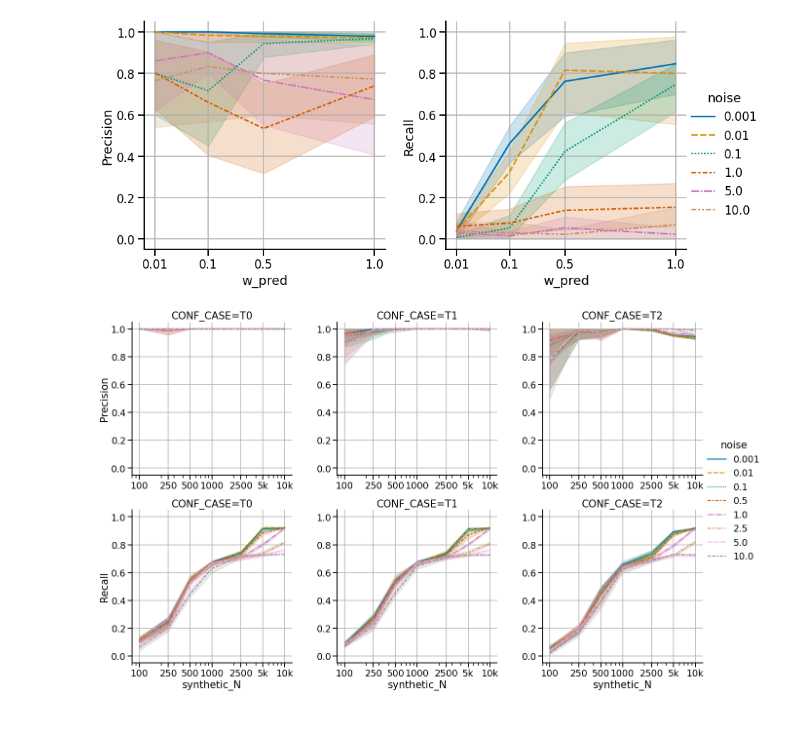
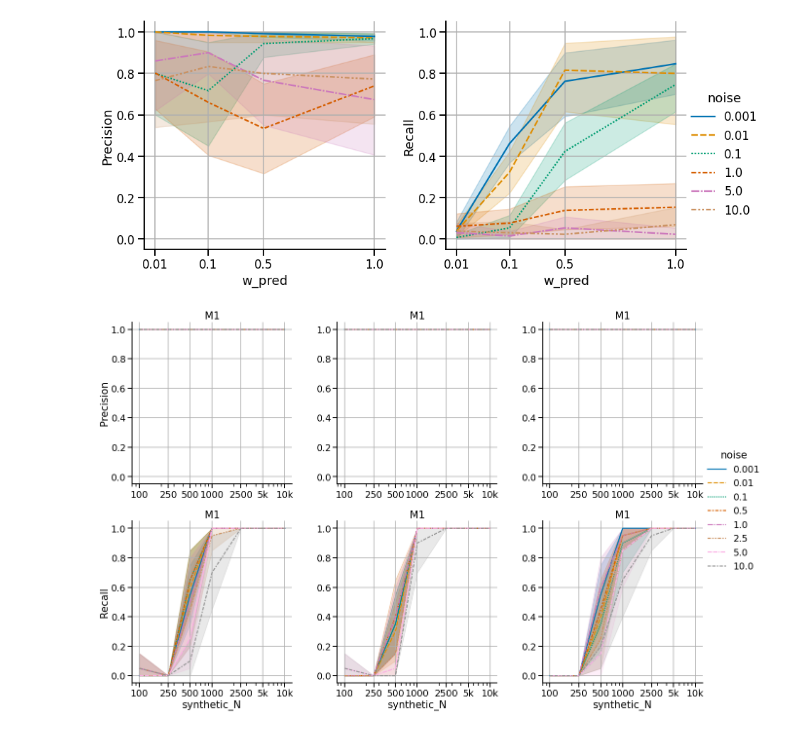
Before and after one commit to predict-idlab/causalteshap, a Jupyter notebook: Causalteshap_playground.ipynb, the cells around one changed output. Cells and saved outputs as stored; diff of their text form; code cells hidden in the pictures.

```diff
--- a/Causalteshap_playground.ipynb
+++ b/Causalteshap_playground.ipynb
@@ -844,0 +944,8 @@ else:
+# %%
+plot_synthetic_df["Precision"] = plot_synthetic_df["Precision"].astype(np.float32)
+plot_synthetic_df["synthetic_N"] = plot_synthetic_df["synthetic_N"].astype(np.int32)
+plot_synthetic_df["random_seed"] = plot_synthetic_df["random_seed"].astype(np.int32)
+plot_synthetic_df["alpha"] = plot_synthetic_df["alpha"].astype(np.float32)
+plot_synthetic_df["noise"] = plot_synthetic_df["noise"].astype(np.float32)
+plot_synthetic_df["Recall"] = plot_synthetic_df["Recall"].astype(np.float32)
+plot_synthetic_df
@@ -858,7 +979,7 @@ else:
 # %% [markdown]
 # RELPLOT
 # %%
-semi_synthetic_bool = True
+semi_synthetic_bool = False
 process_correlation = False
 dataset_string = "NEWS" #ACIC, TWINS, NEWS, TCGA
 # %%
@@ -919,7 +1040,7 @@ plt.savefig("results/figures/semi_synthetic_all_results_"+dataset_string+"_noise
 # %% [output]
 [figure]
 # %%
-
+semi_synthetic_bool = False
 if semi_synthetic_bool:
     for class_pred in ["PRED"]:
         for alpha in [0.02]:
@@ -952,70 +1073,71 @@ if semi_synthetic_bool:
 
             g.fig.subplots_adjust(top=0.9)
 
             for axs_row in axis_all:
                 for axs in axs_row:
                     axs.set_ylim([-0.05,1.05])
 
             g.set_titles("{col_var}={col_name}")
             for row_axs, row_name in zip(g.axes, row_names):
                 row_axs[0].set_ylabel(row_name)
 
                 for rows in row_axs:
                     rows.grid()
                     rows.set_xticks(ticks=[0.01,0.25,0.5,1.0])
                     rows.set_xticklabels([0.01,0.1,0.5,1.0])
             plt.plot()
 
-            plt.savefig("results/figures/semi_synthetic_all_results_"+dataset_string+".jpg", bbox_inches="tight")
-            plt.savefig("results/figures/semi_synthetic_all_results_"+dataset_string+".pdf", bbox_inches="tight")
-            plt.savefig("results/figures/semi_synthetic_all_results_"+dataset_string+".png", bbox_inches="tight")
-
+            # plt.savefig("results/figures/semi_synthetic_all_results_"+dataset_string+".jpg", bbox_inches="tight")
+            # plt.savefig("results/figures/semi_synthetic_all_results_"+dataset_string+".pdf", bbox_inches="tight")
+            # plt.savefig("results/figures/semi_synthetic_all_results_"+dataset_string+".png", bbox_inches="tight")
 
 else:
 
     for alpha in [0.02]:
-        sns.set_context("talk", font_scale=1.15)
-        row_order = ["Precision", "Recall"]
-        row_names = ["Precision", "Recall"]
+        for exp_case in plot_synthetic_df.True_CASE.unique():
+            if exp_case != 'M4':
+                sns.set_context("talk", font_scale=1.15)
+                row_order = ["Precision", "Recall"]
+                row_names = ["Precision", "Recall"]
 
-        g = sns.relplot(
-            data=plot_synthetic_df[(plot_synthetic_df.alpha==alpha)&(plot_synthetic_df.Class=="PRED")].melt(
-                id_vars=["synthetic_N","CONF_CASE","noise"]
-            ),
-            kind="line",
-            hue="noise",
-            style="noise",
-            x="synthetic_N",
-            y="value",
-            col="CONF_CASE",
-            row="variable",
-            palette="colorblind",
-            row_order=row_order,
-            facet_kws={"sharey": False,"sharex":False},
-            height=6,
-        )
+                g = sns.relplot(
+                    data=plot_synthetic_df[(plot_synthetic_df.alpha==np.float32(alpha))&(plot_synthetic_df.Class=="PRED")&(plot_synthetic_df.True_CASE==exp_case)].melt(
+                        id_vars=["synthetic_N","CONF_CASE","noise"]
+                    ),
+                    kind="line",
+                    hue="noise",
+                    style="noise",
+                    x="synthetic_N",
+                    y="value",
+                    col="CONF_CASE",
+                    row="variable",
+                    palette="colorblind",
+                    row_order=row_order,
+                    facet_kws={"sharey": False,"sharex":False},
+                    height=6,
+                )
 
-        axis_all = g.axes
+                axis_all = g.axes
 
-        for axs_row in axis_all:
-            for axs in axs_row:
-                axs.set_ylim([-0.05,1.05])
+                for axs_row in axis_all:
+                    for axs in axs_row:
+                        axs.set_ylim([-0.05,1.05])
 
-        g.set_titles("{col_var}={col_name}")
+                g.set_titles("{col_var}={col_name}")
 
-        g.fig.subplots_adjust(top=0.9)
+                g.set(title=exp_case)
 
-        for row_axs, row_name in zip(g.axes, row_names):
-            row_axs[0].set_ylabel(row_name)
+                for row_axs, row_name in zip(g.axes, row_names):
+                    row_axs[0].set_ylabel(row_name)
 
-            for rows in row_axs:
-                rows.grid()
-                rows.set_xscale("log")
-                rows.set_xticks(ticks=[100,250,500,1000,2500,5000,10000])
-                rows.set_xticklabels([100,250,500,1000,2500,"5k","10k"])
+                    for rows in row_axs:
+                        rows.grid()
+                        rows.set_xscale("log")
+                        rows.set_xticks(ticks=[100,250,500,1000,2500,5000,10000])
+                        rows.set_xticklabels([100,250,500,1000,2500,"5k","10k"])
 
-        plt.savefig("results/figures/full_synthetic_all_results.jpg", bbox_inches="tight")
-        plt.savefig("results/figures/full_synthetic_all_results.pdf", bbox_inches="tight")
-        plt.savefig("results/figures/full_synthetic_all_results.png", bbox_inches="tight")
+                # plt.savefig("results/figures/full_synthetic_all_results.jpg", bbox_inches="tight")
+                # plt.savefig("results/figures/full_synthetic_all_results.pdf", bbox_inches="tight")
+                # plt.savefig("results/figures/full_synthetic_all_results.png", bbox_inches="tight")
 # %% [output]
-[figure, old version]
+[figure, new version]
```
Also changed, not shown: parts of 7 cells of this notebook, 9 other files.
